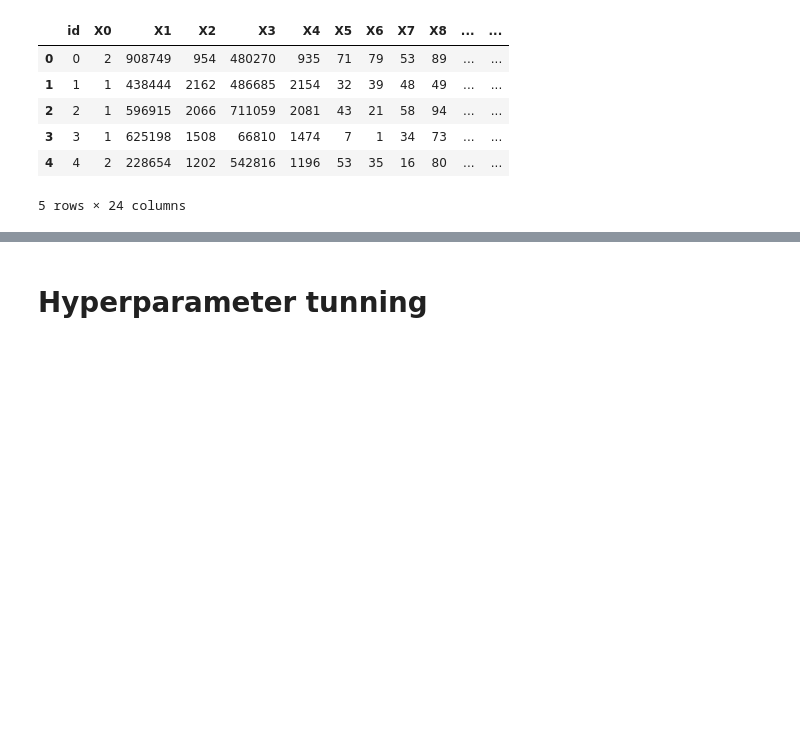
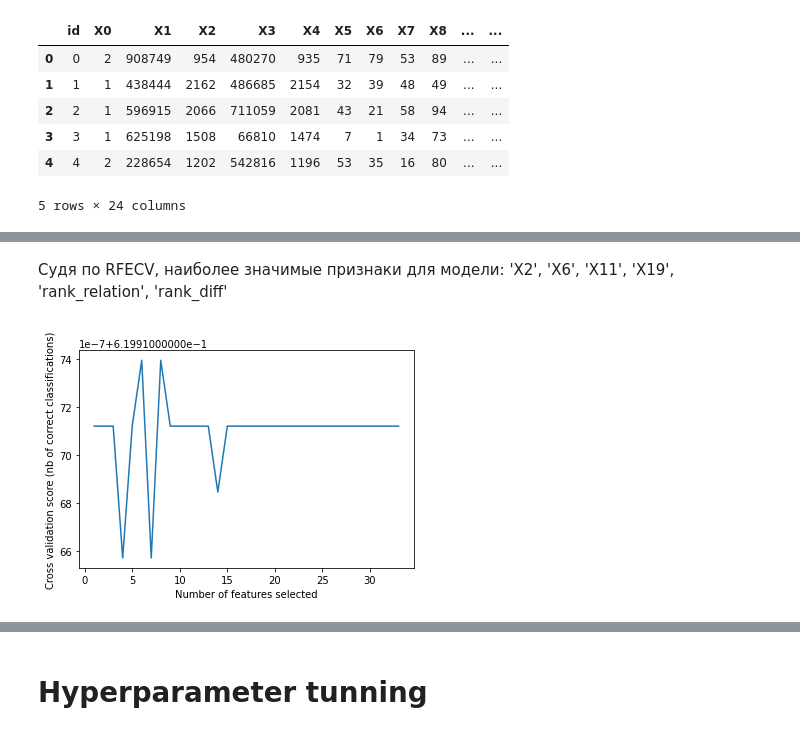
Before and after one commit to Yuriy-Kanygin/Ozon-Games, a Jupyter notebook: Ozone Games.ipynb, the cells around one changed output, grey strips where cells are left out. Drawn from its saved outputs; the diff is of its cells as text; code cells hidden in the pictures; blank space fills up the shorter version.

```diff
--- a/Ozone Games.ipynb
+++ b/Ozone Games.ipynb
@@ -30,10 +92,18 @@ X = data.drop(['target', 'id'], axis=1)
 # %%
-army_count_1 = X['X5'] + X['X7'] + X['X9'] + X['X11'] + X['X13'] + X['X15'] + X['X17'] + X['X19']
-army_count_2 = X['X6'] + X['X8'] + X['X10'] + X['X12'] + X['X14'] + X['X16'] + X['X18'] + X['X20']
-# X['army_relation'] = list(map(lambda x: 1 if x > 1 else 0, army_count_1/army_count_2))
-X['army_1'] = army_count_1
-X['army_2'] = army_count_2
-X['type_time'] = X['X0'] * X['X21']
-X['pers1_time'] = X['X1'] * X['X21']
-X['pers2_time'] = X['X3'] * X['X21']
-X['rank_relation'] = list(map(lambda x: 1 if x > 1 else 0, X['X2']/(X['X4'])))
+def data_prepairing(X):
+    army_count_1 = X['X5'] + X['X7'] + X['X9'] + X['X11'] + X['X13'] + X['X15'] + X['X17'] + X['X19'] # размер войска первого игрока
+    army_count_2 = X['X6'] + X['X8'] + X['X10'] + X['X12'] + X['X14'] + X['X16'] + X['X18'] + X['X20'] # размер войска второго игрока
+
+    X['army_relation'] = list(map(lambda x: 1 if x > 1 else 0, army_count_1/army_count_2)) # отношение размеров армиий
+    X['army_diff'] = hash_(army_count_1 - army_count_2) # разница численности войск
+    X['army_1'] = army_count_1
+    X['army_2'] = army_count_2
+    X['rank1_time'] = hash_(X['X2'] * X['X21']) # рейтинг игрока 1 и время игры
+    X['rank2_time'] = hash_(X['X4'] * X['X21']) # рейтинг игрока 1 и время игры
+    X['type_time'] = hash_(X['X0'] * X['X21']) # тип игрока 1 и время игры
+    X['pers1_time'] = hash_(X['X1'] * X['X21']) # id игрока 1 и время игры
+    X['pers2_time'] = hash_(X['X3'] * X['X21']) # id игрока 1 и время игры
+    X['rank_relation'] = list(map(lambda x: 1 if x > 1 else 0, X['X2']/(X['X4']))) # отношение рейтингков игроков
+    X['rank_diff'] = hash_(X['X2'] - X['X4']) # разность рейтингов игроков
+
+    return X
@@ -48,3 +110,5 @@ X['rank_relation'] = list(map(lambda x: 1 if x > 1 else 0, X['X2']/(X['X4'])))
+# %%
+X = data_prepairing(X)
 # %%
 X.head()
 # %% [output]
@@ -57,0 +133,8 @@ X.head()
+# %%
+from sklearn.ensemble import RandomForestClassifier
+from sklearn.feature_selection import RFECV
+
+clf = RandomForestClassifier(n_estimators=20, n_jobs=-1, max_depth=5)
+
+trans = RFECV(clf, scoring=log_loss)
+X_trans = trans.fit_transform(X, y)
@@ -57,0 +150,11 @@ X.head()
+# %% [markdown]
+Судя по RFECV, наиболее значимые признаки для модели: 'X2', 'X6', 'X11', 'X19', 'rank_relation', 'rank_diff'
+# %%
+plt.figure()
+plt.xlabel("Number of features selected")
+plt.ylabel("Cross validation score (nb of correct classifications)")
+plt.plot(range(1, len(trans.grid_scores_) + 1),
+         trans.grid_scores_)
+plt.show()
+# %% [output]
+[figure, added]
```
Also changed, not shown: parts of 53 cells of this notebook, 5 other files.
